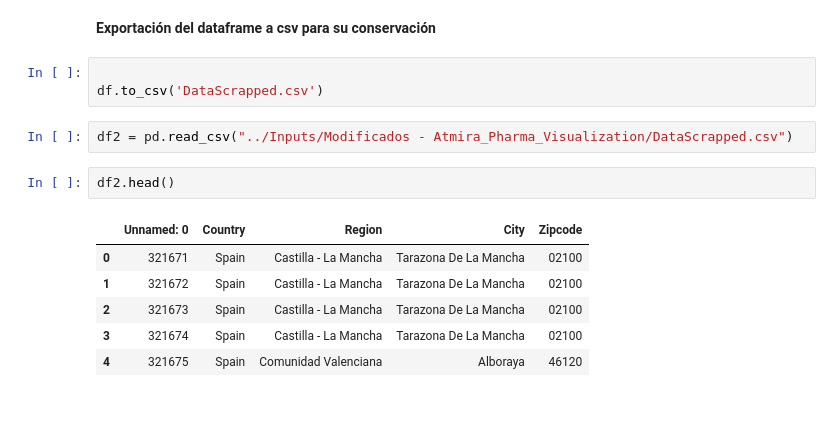
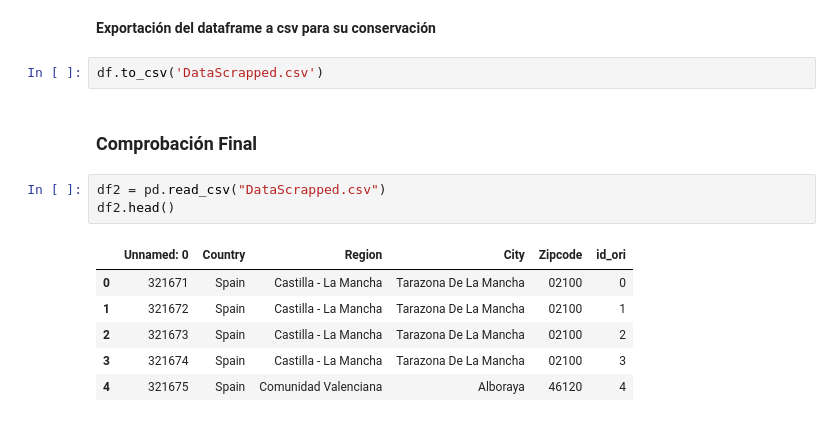
Before and after one commit to Jpardo07/DatathonProject, a Jupyter notebook: src/Scrapping - Webscrapping.ipynb, the cells around one changed output. Cells and saved outputs as stored; diff of their text form.

```diff
--- a/src/Scrapping - Webscrapping.ipynb
+++ b/src/Scrapping - Webscrapping.ipynb
@@ -450,16 +428,16 @@ con.close()
 # %% [markdown]
 **Exportación del dataframe a csv para su conservación**
 # %%
-
 df.to_csv('DataScrapped.csv')
+# %% [markdown]
+### Comprobación Final
 # %%
-df2 = pd.read_csv("../Inputs/Modificados - Atmira_Pharma_Visualization/DataScrapped.csv")
+df2 = pd.read_csv("DataScrapped.csv")
+df2.head()
+# %% [output]
+|  | Unnamed: 0 | Country | Region | City | Zipcode | id_ori |
+| 0 | 321671 | Spain | Castilla - La Mancha | Tarazona De La Mancha | 02100 | 0 |
+| 1 | 321672 | Spain | Castilla - La Mancha | Tarazona De La Mancha | 02100 | 1 |
+| 2 | 321673 | Spain | Castilla - La Mancha | Tarazona De La Mancha | 02100 | 2 |
+| 3 | 321674 | Spain | Castilla - La Mancha | Tarazona De La Mancha | 02100 | 3 |
+| 4 | 321675 | Spain | Comunidad Valenciana | Alboraya | 46120 | 4 |
-# %%
-df2.head()
-# %% [output]
-|  | Unnamed: 0 | Country | Region | City | Zipcode |
-| 0 | 321671 | Spain | Castilla - La Mancha | Tarazona De La Mancha | 02100 |
-| 1 | 321672 | Spain | Castilla - La Mancha | Tarazona De La Mancha | 02100 |
-| 2 | 321673 | Spain | Castilla - La Mancha | Tarazona De La Mancha | 02100 |
-| 3 | 321674 | Spain | Castilla - La Mancha | Tarazona De La Mancha | 02100 |
-| 4 | 321675 | Spain | Comunidad Valenciana | Alboraya | 46120 |
```
Also changed, not shown: parts of 31 cells of this notebook, 8 other files.
